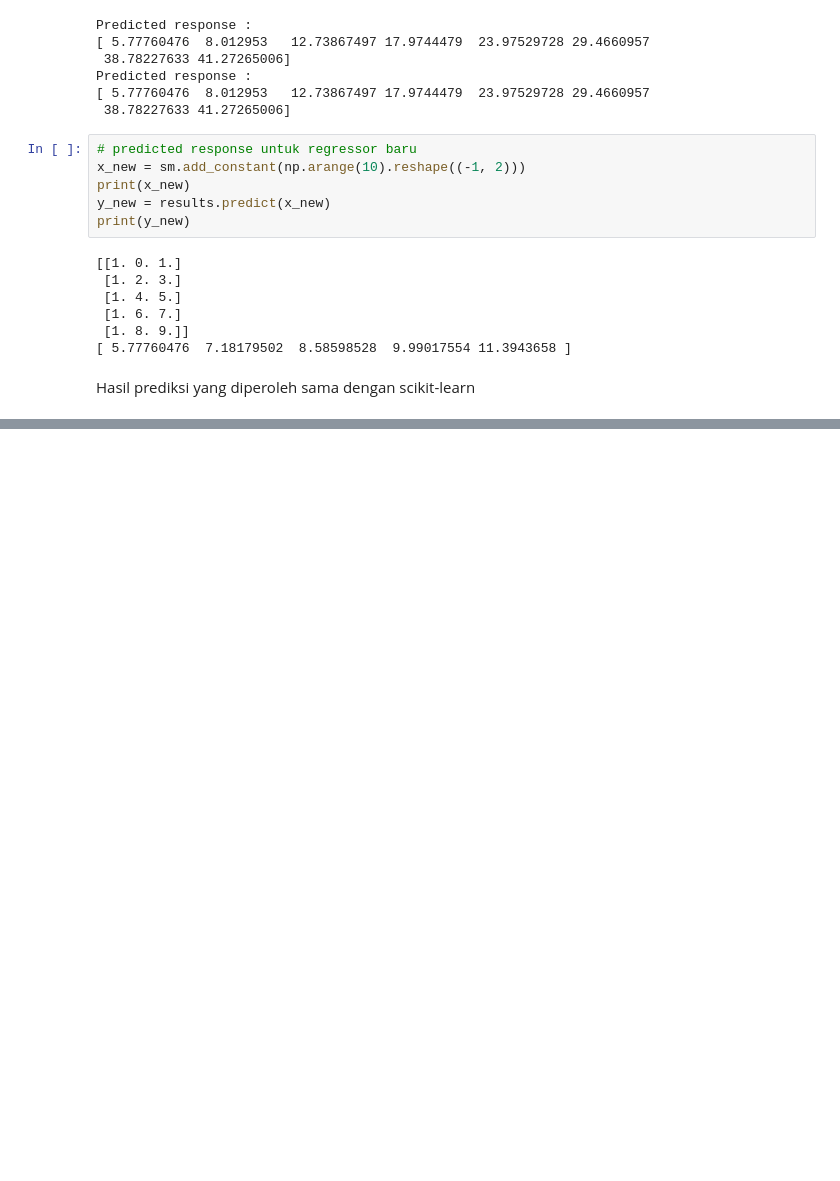
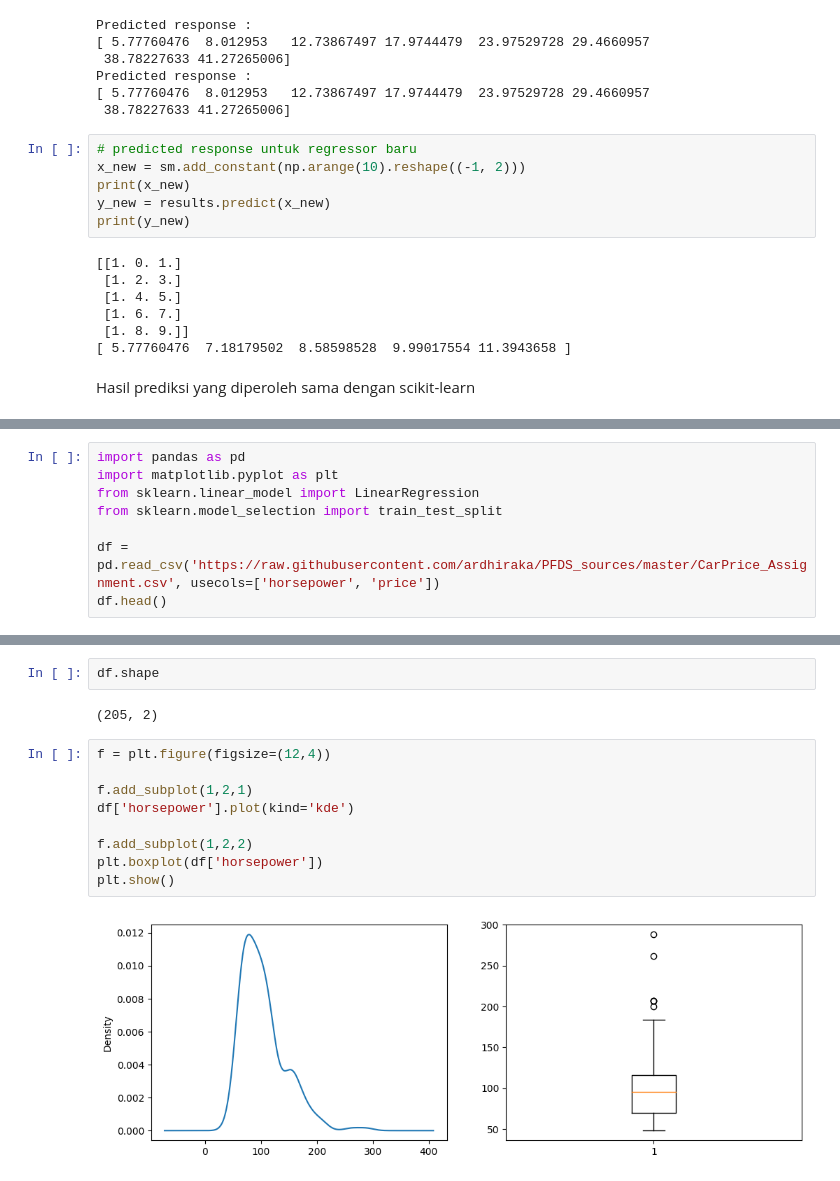
Before and after one commit to kireikharisma/H8_3, a Jupyter notebook: sesi11.ipynb, the cells around one changed output, grey strips where cells are left out. Drawn from its saved outputs; the diff is of its cells as text; blank space fills up the shorter version.

```diff
--- a/sesi11.ipynb
+++ b/sesi11.ipynb
@@ -459,0 +639,8 @@ Hasil prediksi yang diperoleh sama dengan scikit-learn
+# %%
+import pandas as pd
+import matplotlib.pyplot as plt
+from sklearn.linear_model import LinearRegression
+from sklearn.model_selection import train_test_split
+
+df = pd.read_csv('https://raw.githubusercontent.com/ardhiraka/PFDS_sources/master/CarPrice_Assignment.csv', usecols=['horsepower', 'price'])
+df.head()
@@ -459,0 +654,15 @@ Hasil prediksi yang diperoleh sama dengan scikit-learn
+# %%
+df.shape
+# %% [output]
+(205, 2)
+# %%
+f = plt.figure(figsize=(12,4))
+
+f.add_subplot(1,2,1)
+df['horsepower'].plot(kind='kde')
+
+f.add_subplot(1,2,2)
+plt.boxplot(df['horsepower'])
+plt.show()
+# %% [output]
+[figure, added]
```
Also changed, not shown: parts of 33 cells of this notebook.
